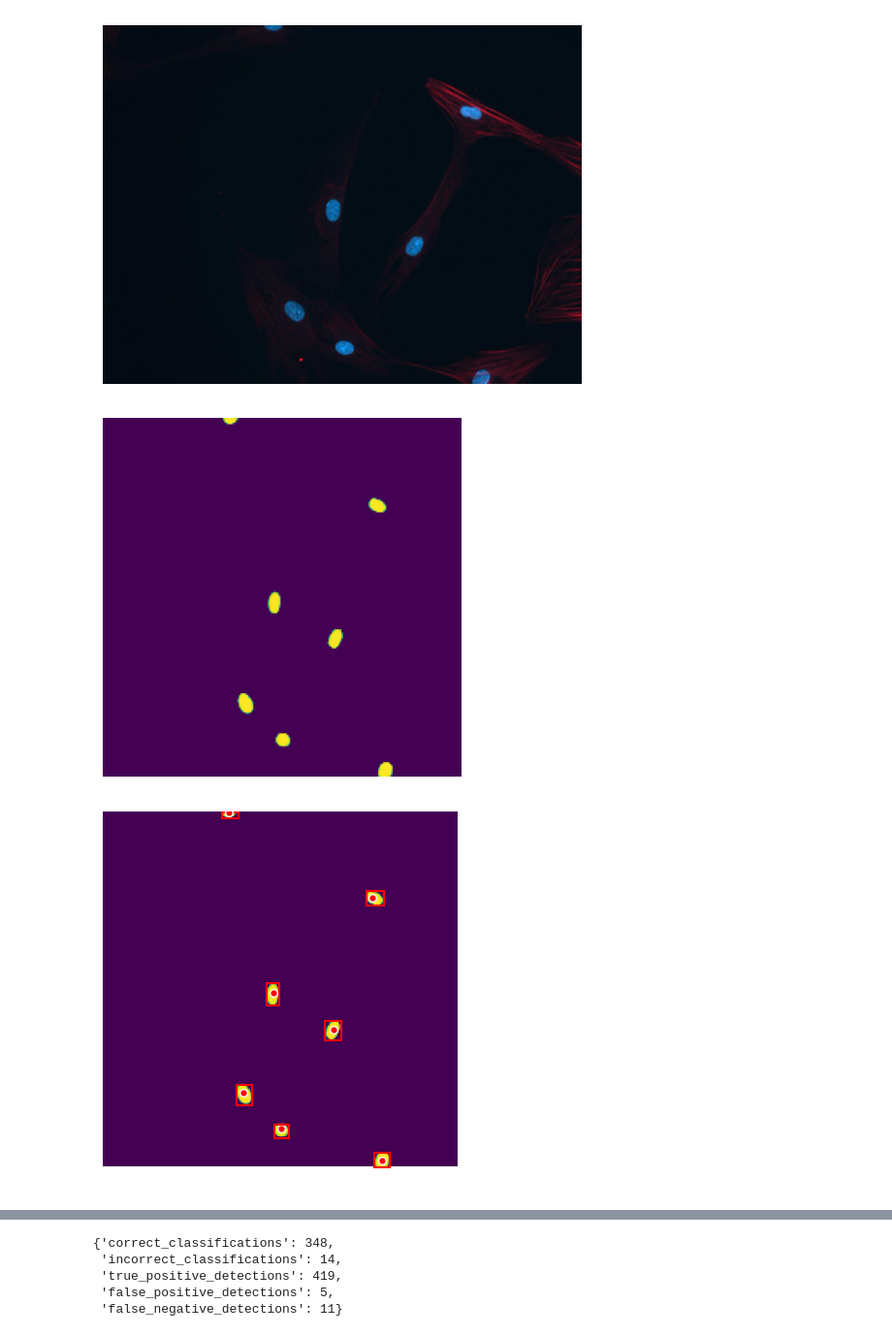
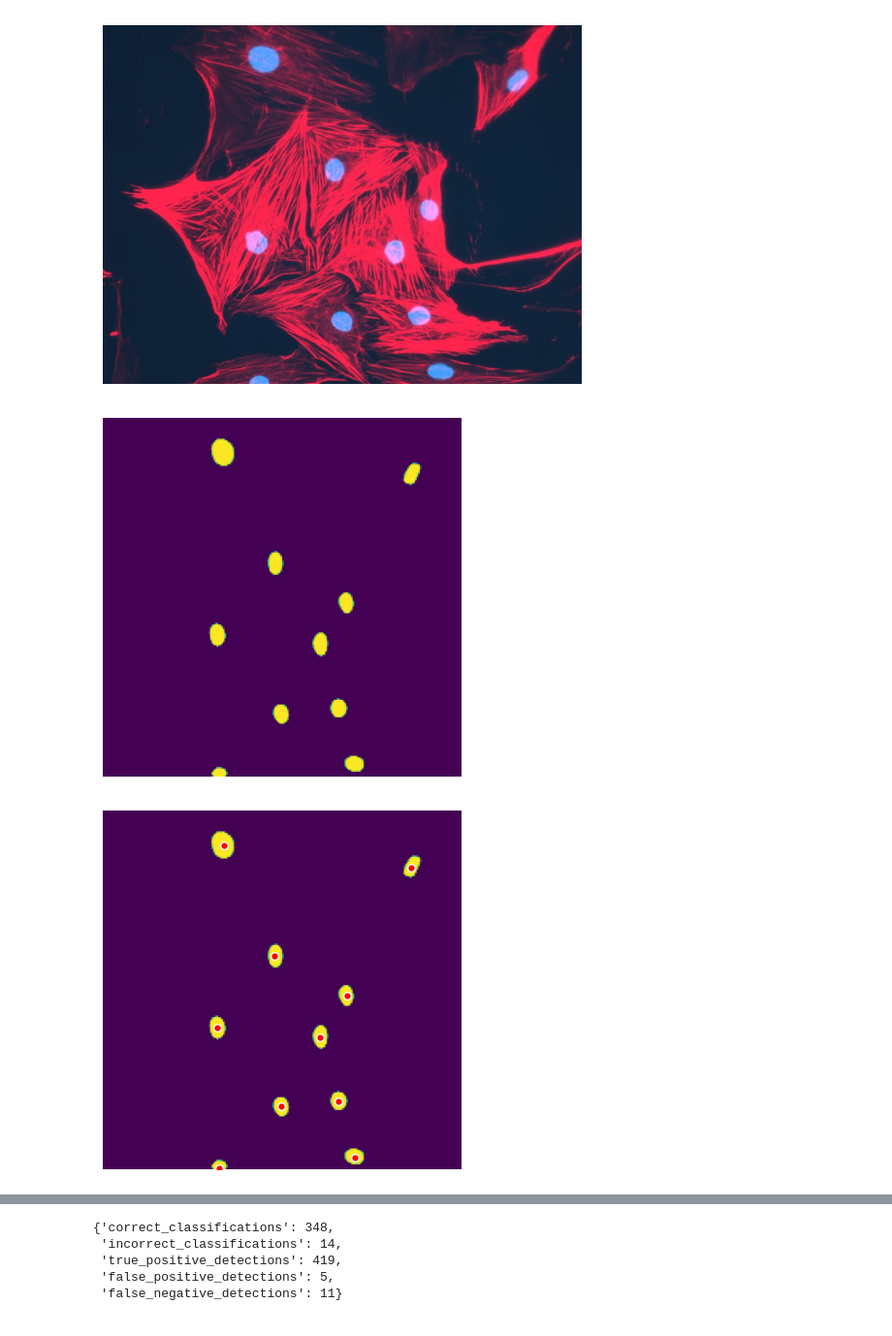
Before and after one commit to Kit115/SegmentationBasedCellClassification, a Jupyter notebook: test.ipynb, the cells around one changed output, grey strips where cells are left out. Shown at 97% size. Saved outputs shown, nothing was run; the diff lists cells and outputs as text; code cells hidden in the pictures.

```diff
--- a/test.ipynb
+++ b/test.ipynb
@@ -17,9 +28,9 @@ from utils import heatmap_to_bboxes, show_heatmap_with_boxes, show_heatmap_with_
 # %%
 device = "cpu"
-segmenter = NucleusSegmenter(point_transform="embed").to(device)
-segmenter.load_state_dict(torch.load("segmentation_checkpoint.pth", weights_only="False", map_location=device)["model"])
+segmenter = NucleusSegmenter().to(device)
+segmenter.load_state_dict(torch.load("checkpoints/segmentation_checkpoint.pth", weights_only=False, map_location=device)["model"])
 segmenter.eval()
 
 classifier = CellClassifier()
-classifier.load_state_dict(torch.load("classifier_checkpoint_best.pth", weights_only="False", map_location=device)["model"])
+classifier.load_state_dict(torch.load("checkpoints/classification_checkpoint.pth", weights_only=False, map_location=device)["model"])
 classifier.eval();
@@ -31,8 +89,8 @@ len(dataset)
 # %%
-image, class_map, mask_list = dataset[32]
+image, class_map, mask_list = dataset[0]
 # %%
 plot_image(image)
 # %% [output]
-[figure, old version]
+[figure, new version]
 # %%
 segmentation_map, keypoints, extra = run_segmentation(image, threshold=0.95, method="maxima_extraction")
@@ -40,11 +111,11 @@ class_predictions = run_classification(image, keypoints)
 # %%
 plot_image(segmentation_map.unsqueeze(0))
 # %% [output]
-[figure, old version]
+[figure, new version]
 # %%
-show_heatmap_with_boxes_and_keypoints(segmentation_map.unsqueeze(0), bboxes, keypoints)
+plot_image_with_keypoints(segmentation_map.unsqueeze(0), keypoints)
 # %% [output]
-[figure, old version]
+[figure, new version]
 # %%
 show_cs_map(class_map, keypoints, class_predictions)
 # %% [output]
```
Also changed, not shown: parts of 8 cells of this notebook, 3 other files.
